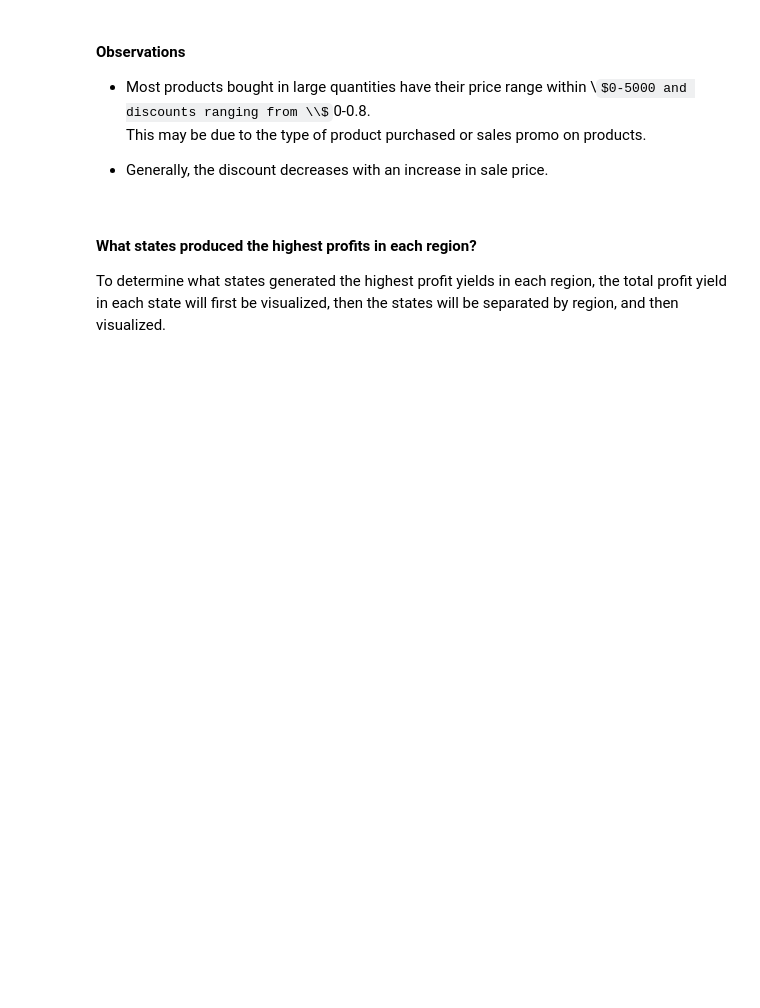
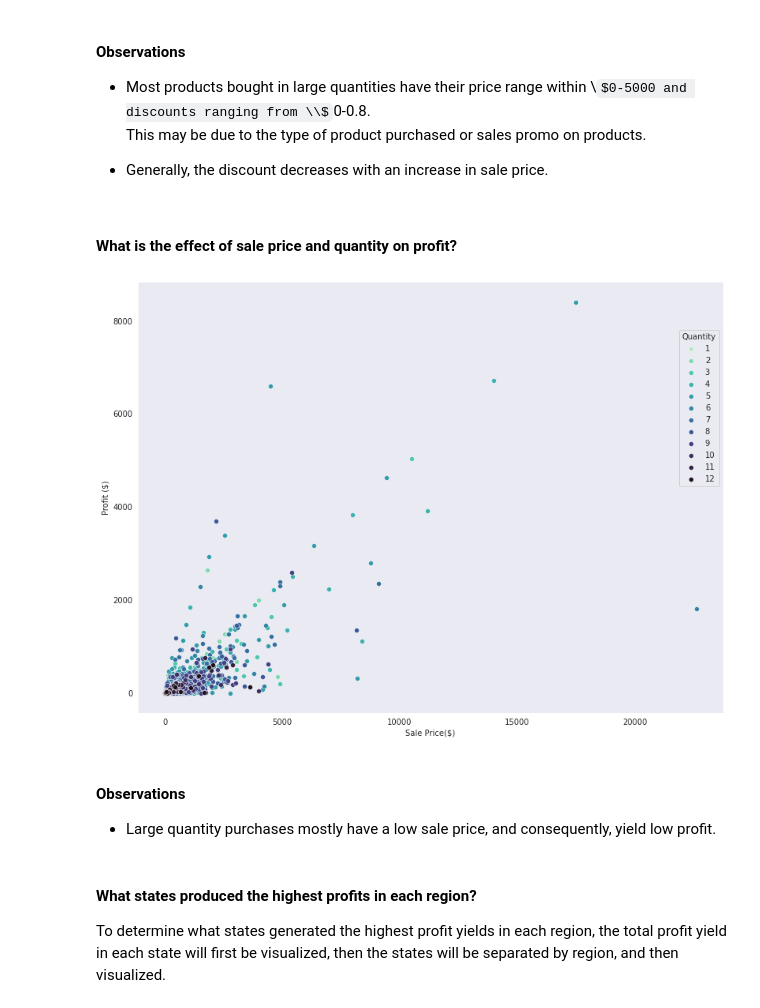
Before and after one commit to Dee-nDee/SuperStore_Data_Analysis, a Jupyter notebook: SuperStore.ipynb, the cells around one changed output. Drawn from its saved outputs; the diff is of its cells as text; code cells hidden in the pictures; some formulas as TeX source; blank space fills up the shorter version.

Commit message:
feat: Relationship between Sale Price, Quantity, and Profit

```diff
--- a/SuperStore.ipynb
+++ b/SuperStore.ipynb
@@ -1243,6 +1243,27 @@ plt.grid(False)
 This may be due to the type of product purchased or sales promo on products.
 
 - Generally, the discount decreases with an increase in sale price.
+# %% [markdown]
+#### What is the effect of sale price and quantity on profit?
+# %%
+#visualize relationship between sale price, quantity and profit
+g = sb.FacetGrid(data = samp_superstore, hue = "Quantity",
+                 palette = "mako_r");
+
+g.map(sb.scatterplot, "Sales", "Profit")
+
+plt.xlabel("Sale Price($)")
+plt.ylabel("Profit ($)")
+plt.legend(title = "Quantity", bbox_to_anchor = (1, 0.90))
+
+g.figure.set_size_inches(15, 10);
+plt.grid(False)
+# %% [output]
+[figure, added]
+# %% [markdown]
+#### Observations
+
+- Large quantity purchases mostly have a low sale price, and consequently, yield low profit.
 # %% [markdown]
 #### What states produced the highest profits in each region?
 
```
Also changed, not shown: parts of 4 cells of this notebook.
